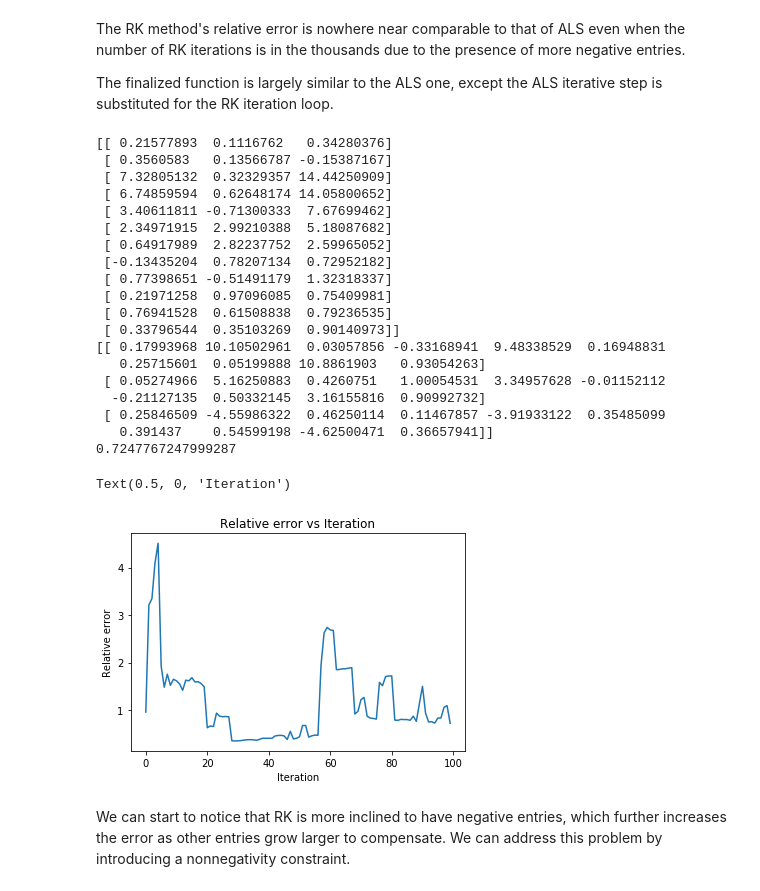
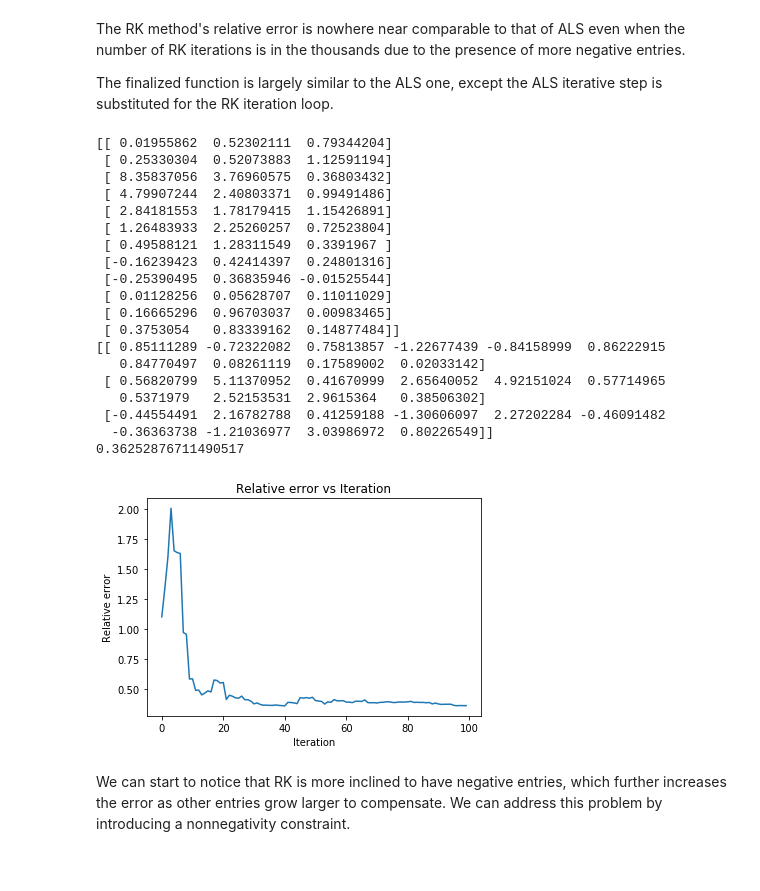
Before and after one commit to chauedwin/mf-algorithms, a Jupyter notebook: nmfAlgorithms.ipynb, the cells around one changed output. Saved outputs shown, nothing was run; the diff lists cells and outputs as text; code cells hidden in the pictures.

```diff
--- a/nmfAlgorithms.ipynb
+++ b/nmfAlgorithms.ipynb
@@ -285,40 +292,40 @@ def nmfrk(data, k, niter, kacziter, reinit = 5):
             rbest = rfactor
     return(lbest, rbest, lowesterror)
 # %%
-A, S, error = nmfrk(X, k = 3, niter = 100, kacziter = 1000, reinit = 5)
+A, S, error = nmfrk(X, k = 3, niter = 100, kacziter = 1000, reinit = 1)
 
 approx = np.matmul(A, S)
 #print(X)
 print(A)
 print(S)
 #print(np.round(approx, 2))
 print(np.linalg.norm(X - approx) / np.linalg.norm(X))
 plt.plot(error)
 plt.title("Relative error vs Iteration")
 plt.ylabel("Relative error")
 plt.xlabel("Iteration")
+plt.show()
 # %% [output]
-[[ 0.21577893  0.1116762   0.34280376]
- [ 0.3560583   0.13566787 -0.15387167]
- [ 7.32805132  0.32329357 14.44250909]
- [ 6.74859594  0.62648174 14.05800652]
- [ 3.40611811 -0.71300333  7.67699462]
- [ 2.34971915  2.99210388  5.18087682]
- [ 0.64917989  2.82237752  2.59965052]
- [-0.13435204  0.78207134  0.72952182]
- [ 0.77398651 -0.51491179  1.32318337]
- [ 0.21971258  0.97096085  0.75409981]
- [ 0.76941528  0.61508838  0.79236535]
- [ 0.33796544  0.35103269  0.90140973]]
-[[ 0.17993968 10.10502961  0.03057856 -0.33168941  9.48338529  0.16948831
-   0.25715601  0.05199888 10.8861903   0.93054263]
- [ 0.05274966  5.16250883  0.4260751   1.00054531  3.34957628 -0.01152112
-  -0.21127135  0.50332145  3.16155816  0.90992732]
- [ 0.25846509 -4.55986322  0.46250114  0.11467857 -3.91933122  0.35485099
-   0.391437    0.54599198 -4.62500471  0.36657941]]
-0.7247767247999287
+[[ 0.01955862  0.52302111  0.79344204]
+ [ 0.25330304  0.52073883  1.12591194]
+ [ 8.35837056  3.76960575  0.36803432]
+ [ 4.79907244  2.40803371  0.99491486]
+ [ 2.84181553  1.78179415  1.15426891]
+ [ 1.26483933  2.25260257  0.72523804]
+ [ 0.49588121  1.28311549  0.3391967 ]
+ [-0.16239423  0.42414397  0.24801316]
+ [-0.25390495  0.36835946 -0.01525544]
+ [ 0.01128256  0.05628707  0.11011029]
+ [ 0.16665296  0.96703037  0.00983465]
+ [ 0.3753054   0.83339162  0.14877484]]
+[[ 0.85111289 -0.72322082  0.75813857 -1.22677439 -0.84158999  0.86222915
+   0.84770497  0.08261119  0.17589002  0.02033142]
+ [ 0.56820799  5.11370952  0.41670999  2.65640052  4.92151024  0.57714965
+   0.5371979   2.52153531  2.9615364   0.38506302]
+ [-0.44554491  2.16782788  0.41259188 -1.30606097  2.27202284 -0.46091482
+  -0.36363738 -1.21036977  3.03986972  0.80226549]]
+0.36252876711490517
-Text(0.5, 0, 'Iteration')
-[figure, old version]
+[figure, new version]
 # %% [markdown]
 We can start to notice that RK is more inclined to have negative entries, which further increases the error as other entries grow larger to compensate. We can address this problem by introducing a nonnegativity constraint.
 # %% [markdown]
```
Also changed, not shown: parts of 11 cells of this notebook.
